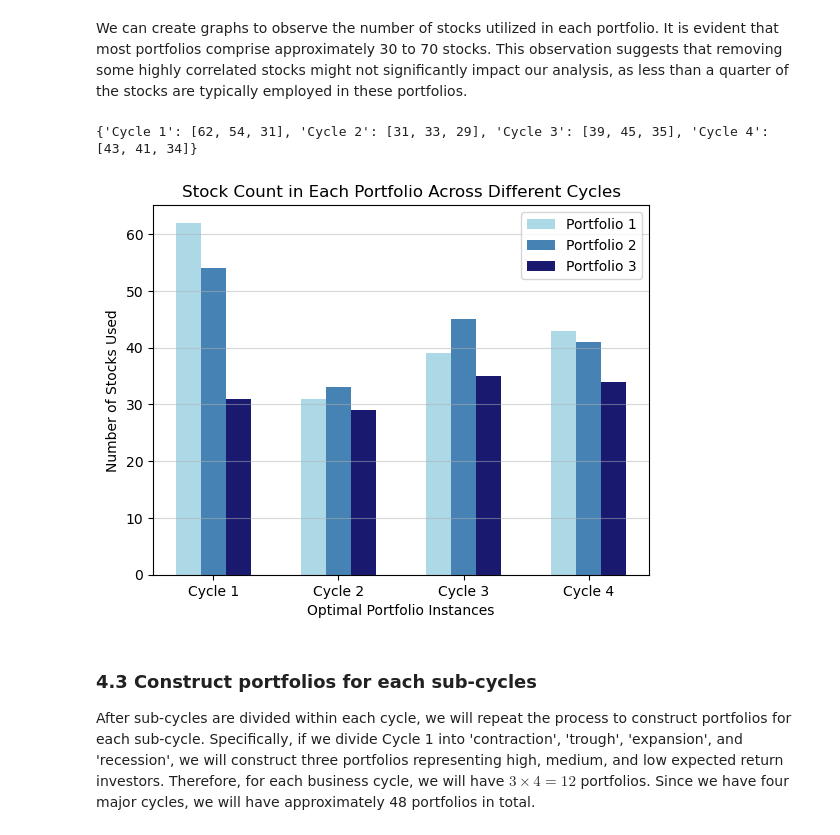
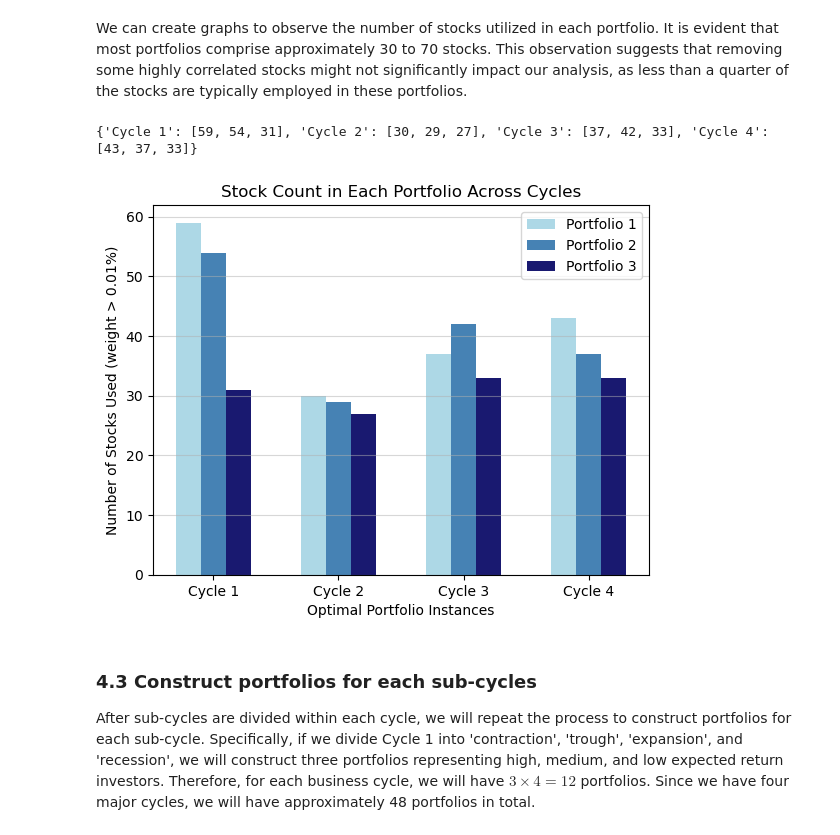
Before and after one commit to patrickwjwang/equity-cycle, a Jupyter notebook: notebooks/equity-cycle-submission-1.ipynb, the cells around one changed output. Saved outputs shown, nothing was run; the diff lists cells and outputs as text; code cells hidden in the pictures.

Commit message:
update weight graph in notebook

```diff
--- a/notebooks/equity-cycle-submission-1.ipynb
+++ b/notebooks/equity-cycle-submission-1.ipynb
@@ -324,41 +324,41 @@ We can create graphs to observe the number of stocks utilized in each portfolio.
 # %%
 # Calculate number of stocks used for each portfolio
 ticker_counts = {}
-threshold = 1e-10
+threshold = 1e-4
 ef_names = ['Cycle 1', 'Cycle 2', 'Cycle 3', 'Cycle 4']
 
 # Loop through each instance and each portfolio
 for ef_name, ef in zip(ef_names, ef_instances):
     counts = []
     for i in range(1, num_pfo + 1):
-        count = len(ef.weight_df[ef.weight_df[f'weight_{i}'] > threshold])
+        count = len(ef.weight_df[abs(ef.weight_df[f'weight_{i}']) > threshold])
         counts.append(count)
     ticker_counts[ef_name] = counts
 print(ticker_counts)
 
 # Create a bar chart
 fig, ax = plt.subplots()
 positions = range(len(ef_names))
 width = 0.2
 colors = ['lightblue', 'steelblue', 'midnightblue']
 for i in range(num_pfo):
     pos = [p + width*i for p in positions]
     counts = [ticker_counts[ef_name][i] for ef_name in ef_names]
     ax.bar(pos, counts, width, label=f'Portfolio {i+1}', color=colors[i % len(colors)])
 
 # Adding labels and title
 ax.set_xlabel('Optimal Portfolio Instances')
-ax.set_ylabel('Number of Stocks Used')
-ax.set_title('Stock Count in Each Portfolio Across Different Cycles')
+ax.set_ylabel('Number of Stocks Used (weight > 0.01%)')
+ax.set_title('Stock Count in Each Portfolio Across Cycles')
 ax.set_xticks([p + width for p in range(len(ef_names))])
 ax.set_xticklabels(ef_names)
 ax.legend()
 ax.yaxis.grid(True, alpha=0.5)
 # plt.savefig(os.path.join(graph_dir, 'stock_count_optimal_cycles.png'))
 plt.show()
 # %% [output]
-{'Cycle 1': [62, 54, 31], 'Cycle 2': [31, 33, 29], 'Cycle 3': [39, 45, 35], 'Cycle 4': [43, 41, 34]}
+{'Cycle 1': [59, 54, 31], 'Cycle 2': [30, 29, 27], 'Cycle 3': [37, 42, 33], 'Cycle 4': [43, 37, 33]}
-[figure, old version]
+[figure, new version]
 # %% [markdown]
 ### 4.3 Construct portfolios for each sub-cycles
 
```
